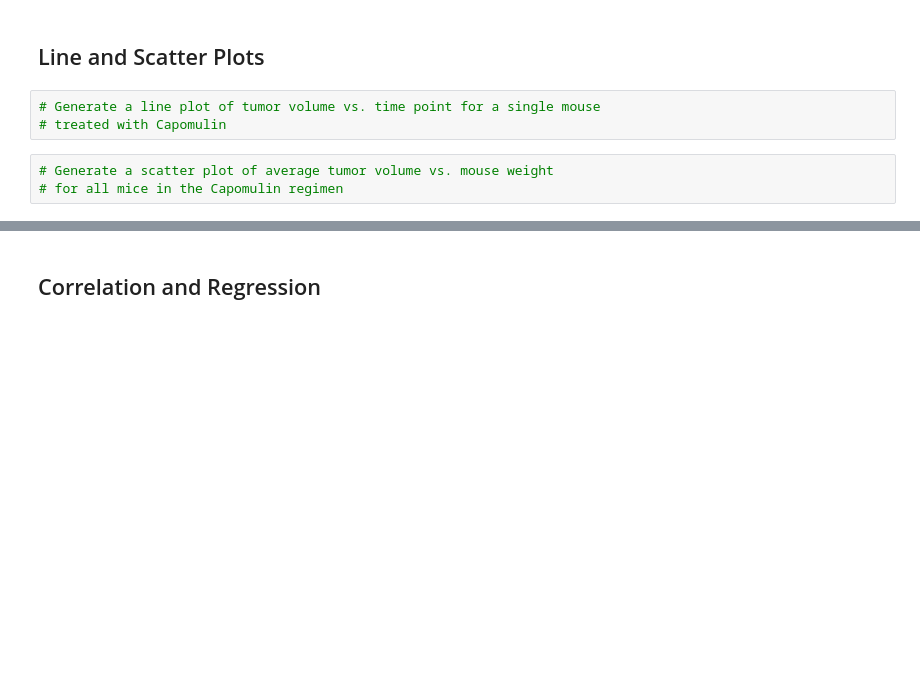
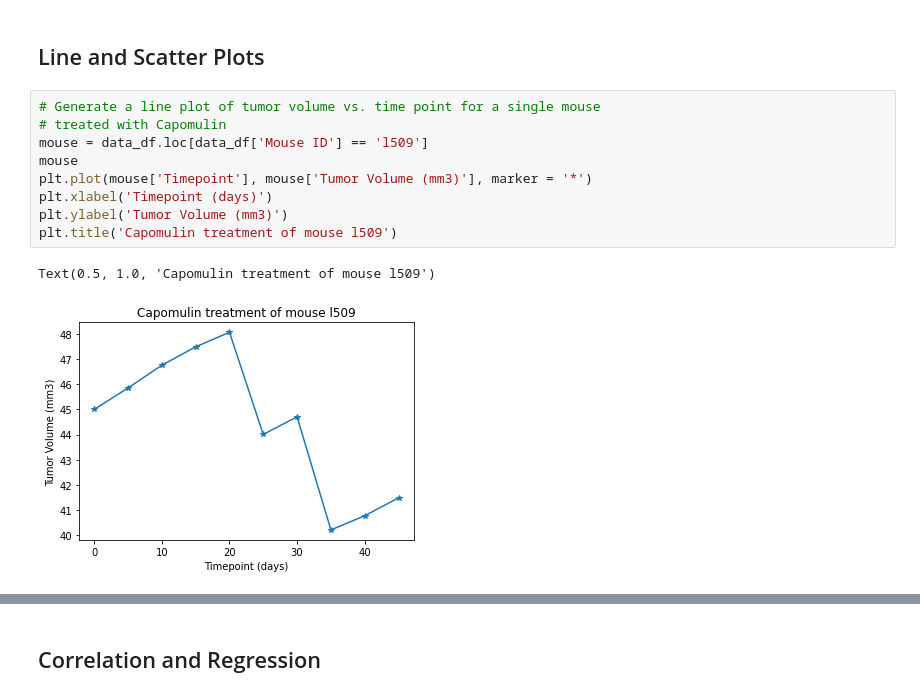
Before and after one commit to syeong0204/Matplotlib_Challenge, a Jupyter notebook: Pymaceuticals/pymaceuticals_starter.ipynb, the cells around one changed output, grey strips where cells are left out. Drawn from its saved outputs; the diff is of its cells as text; blank space fills up the shorter version.

```diff
--- a/Pymaceuticals/pymaceuticals_starter.ipynb
+++ b/Pymaceuticals/pymaceuticals_starter.ipynb
@@ -259,6 +269,12 @@ Calculate the quartiles and IQR and quantitatively determine if there are any po
 # %%
 # Generate a line plot of tumor volume vs. time point for a single mouse
 # treated with Capomulin
+mouse = data_df.loc[data_df['Mouse ID'] == 'l509']
+mouse
+plt.plot(mouse['Timepoint'], mouse['Tumor Volume (mm3)'], marker = '*')
+plt.xlabel('Timepoint (days)')
+plt.ylabel('Tumor Volume (mm3)')
+plt.title('Capomulin treatment of mouse l509')
+# %% [output]
+Text(0.5, 1.0, 'Capomulin treatment of mouse l509')
+[figure, added]
-# %%
-# Generate a scatter plot of average tumor volume vs. mouse weight
-# for all mice in the Capomulin regimen
```
Also changed, not shown: parts of 3 cells of this notebook.
